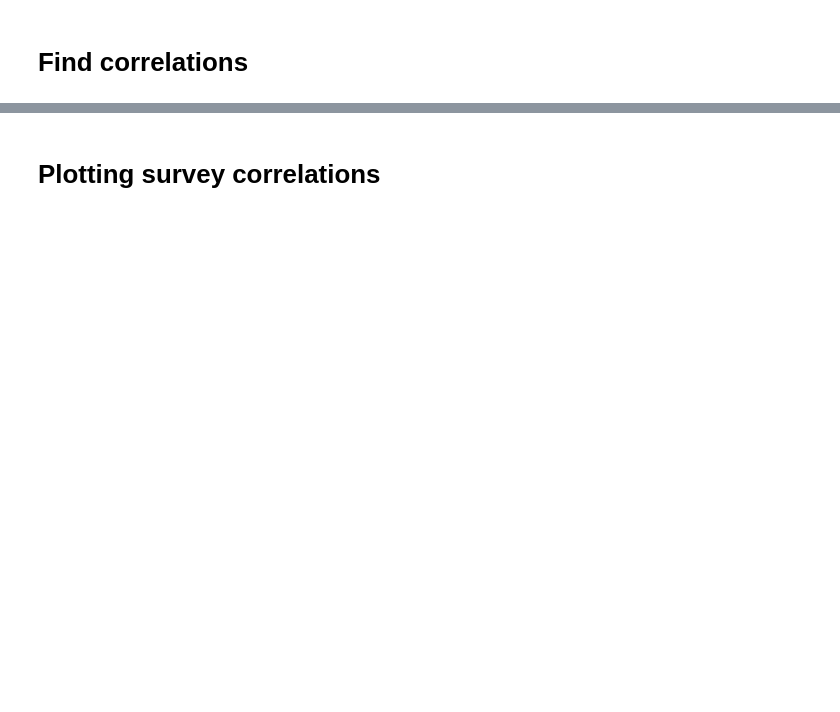
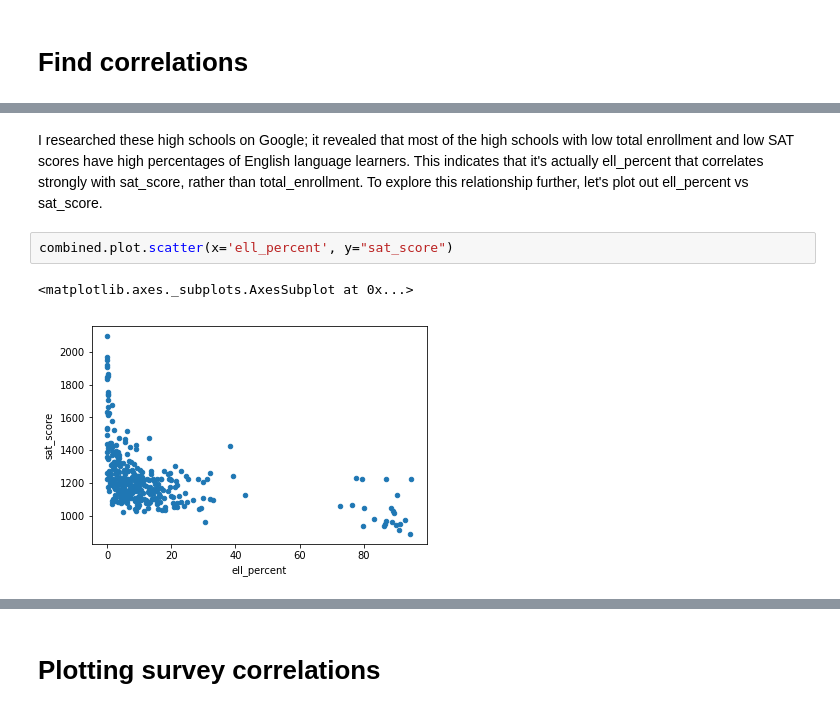
Before and after one commit to tlee0058/data_science_portfolio, a Jupyter notebook: Analyzing NYC High School Data.ipynb, the cells around one changed output, grey strips where cells are left out. Drawn from its saved outputs; the diff is of its cells as text; blank space fills up the shorter version.

```diff
--- a/Analyzing NYC High School Data.ipynb
+++ b/Analyzing NYC High School Data.ipynb
@@ -214,0 +384,7 @@ Name: sat_score, Length: 67, dtype: float64
+# %% [markdown]
+I researched these high schools on Google; it revealed that most of the high schools with low total enrollment and low SAT scores have high percentages of English language learners. This indicates that it's actually ell_percent that correlates strongly with sat_score, rather than total_enrollment. To explore this relationship further, let's plot out ell_percent vs sat_score.
+# %%
+combined.plot.scatter(x='ell_percent', y="sat_score")
+# %% [output]
+<matplotlib.axes._subplots.AxesSubplot at 0x...>
+[figure, added]
```
Also changed, not shown: parts of 53 cells of this notebook, 2 other files.
